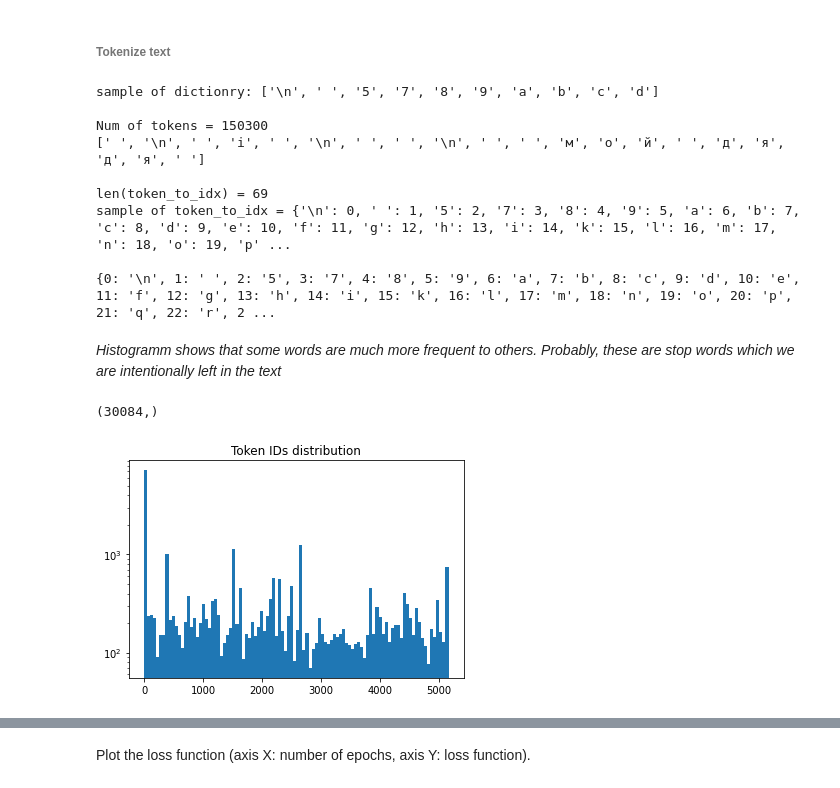
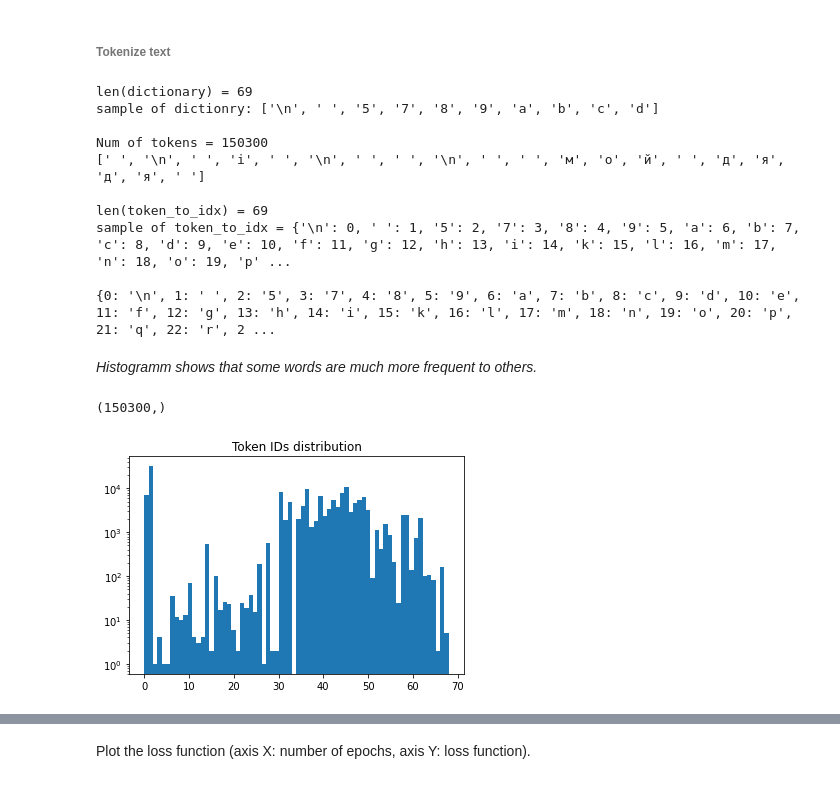
Before and after one commit to root-epifit/madmo-adv, a Jupyter notebook: Копия_блокнота_"hw2_poetry_generation_my_solutiuon_char_based_ipynb".ipynb, the cells around one changed output, grey strips where cells are left out. Drawn from its saved outputs; the diff is of its cells as text; code cells hidden in the pictures.

```diff
--- a/Копия_блокнота_"hw2_poetry_generation_my_solutiuon_char_based_ipynb".ipynb
+++ b/Копия_блокнота_"hw2_poetry_generation_my_solutiuon_char_based_ipynb".ipynb
@@ -209,6 +211,7 @@ def get_uniq_tokens(tokens)-> set:
 
 tokens = tokenize(text)
 dictionary = get_uniq_tokens(tokens)
+print(f'len(dictionary) = {len(dictionary)}')
 print(f"sample of dictionry: {dictionary[:10]}")
 print("")
 
@@ -226,6 +229,7 @@ print("")
 idx_to_token = {i:token for i, token in enumerate(dictionary)}
 print(idx_to_token)
 # %% [output]
+len(dictionary) = 69
 sample of dictionry: ['\n', ' ', '5', '7', '8', '9', 'a', 'b', 'c', 'd']
 
 Num of tokens = 150300
@@ -236,24 +240,24 @@ sample of token_to_idx = {'\n': 0, ' ': 1, '5': 2, '7': 3, '8': 4, '9': 5, 'a':
 
 {0: '\n', 1: ' ', 2: '5', 3: '7', 4: '8', 5: '9', 6: 'a', 7: 'b', 8: 'c', 9: 'd', 10: 'e', 11: 'f', 12: 'g', 13: 'h', 14: 'i', 15: 'k', 16: 'l', 17: 'm', 18: 'n', 19: 'o', 20: 'p', 21: 'q', 22: 'r', 2 ...
 # %% [markdown]
-*Histogramm shows that some words are much more frequent to others. Probably, these are stop words which we are intentionally left in the text*
+*Histogramm shows that some words are much more frequent to others.*
 # %%
 # Кодируем текст sequence of idx
 def to_seq(tokens):
     return np.array([token_to_idx[token] for token in tokens])
 
 
 text_as_seq_of_idx = to_seq(tokens)
 
 print(text_as_seq_of_idx.shape)
 #plt.title('Token IDs distribution (EOS is not considering')
 #plt.hist(np.delete(text_as_seq_of_idx,
 #                   np.where(text_as_seq_of_idx == token_to_idx['eos'])),
 #         bins=100)
 plt.title('Token IDs distribution')
-plt.hist(text_as_seq_of_idx, bins=100)
+plt.hist(text_as_seq_of_idx, bins=len(dictionary)+1)
 plt.yscale('log')
 plt.show()
 # %% [output]
-(30084,)
+(150300,)
-[figure, old version]
+[figure, new version]
```
Also changed, not shown: parts of 46 cells of this notebook.
